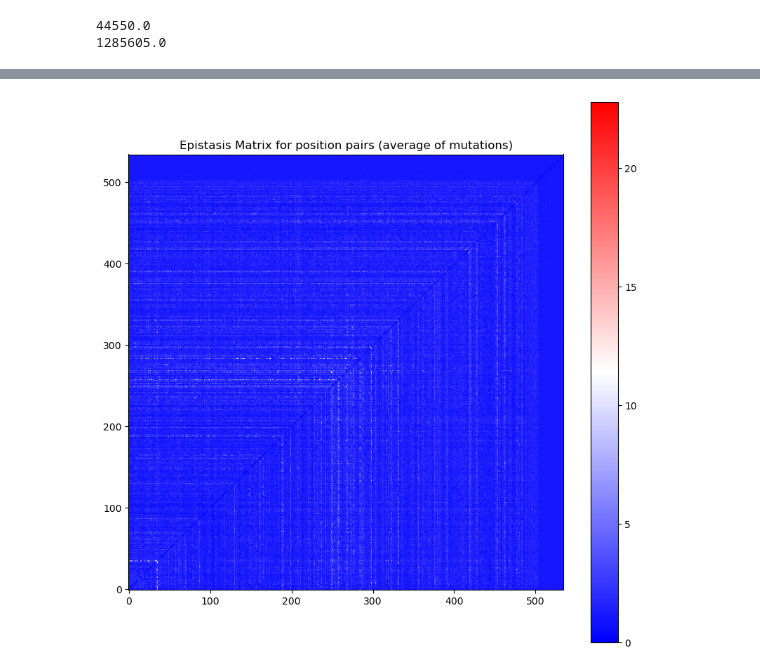
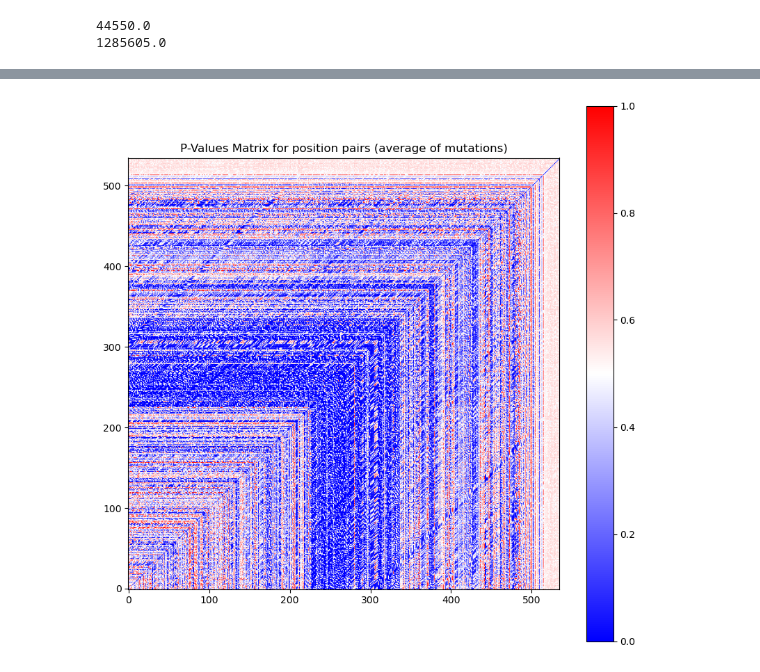
Before and after one commit to JoshuaGensel/MIME_ML, a Jupyter notebook: src/experimental_analysis.ipynb, the cells around one changed output, grey strips where cells are left out. Saved outputs shown, nothing was run; the diff lists cells and outputs as text; code cells hidden in the pictures.

```diff
--- a/src/experimental_analysis.ipynb
+++ b/src/experimental_analysis.ipynb
@@ -13,7 +13,7 @@ import json
 training_path = "../data/experimental_data/training_data/train.txt"
 test_path = "../data/experimental_data/training_data/test.txt"
 model_path = "./experimental_model/experimental_model"
-epochs = 200
+epochs = 70
 learning_rate = 0.00001
 batch_size = 2**14
 lambda_l2 = 0.00001
@@ -400,0 +412,3 @@ plt.show()
+# %%
+epistasis_threshold = benjamini_hochberg(p_values, 0.05)
+print(epistasis_threshold)
@@ -400,0 +417,10 @@ plt.show()
+# %%
+# iterate over all nucleotide kds and check if they are significant
+significant_epistasis = []
+for i in range(len(epistasis)):
+    if p_values[i] < epistasis_threshold:
+        significant_epistasis.append(1)
+    else:
+        significant_epistasis.append(0)
+
+print(sum(significant_epistasis))
@@ -401,16 +429,16 @@ plt.show()
 # %%
-# create 1605x1605 matrix with epistasis values
-epistasis_matrix = np.zeros((1605, 1605))
-for i in range(len(nucleotide_pairs)):
-    epistasis_matrix[nucleotide_pairs[i][0], nucleotide_pairs[i][1]] = epistasis_epistasis_nucleotides[i]
-    epistasis_matrix[nucleotide_pairs[i][1], nucleotide_pairs[i][0]] = epistasis_epistasis_nucleotides[i]
+# create 535x535 matrix with epistasis values
+epistasis_matrix = np.zeros((535, 535))
+for i in range(len(position_pairs)):
+    epistasis_matrix[position_pairs[i][0], position_pairs[i][1]] = epistasis[i]
+    epistasis_matrix[position_pairs[i][1], position_pairs[i][0]] = epistasis[i]
 
 # plot epistasis matrix as heatmap
 plt.figure(figsize=(10, 10))
 plt.imshow(epistasis_matrix, cmap='bwr')
-# flip y axis to match sequence
+# invert y axis to match sequence
 plt.gca().invert_yaxis()
 plt.colorbar()
-plt.title('Epistasis Matrix for mutation pairs')
+plt.title('Epistasis Matrix for position pairs (average of mutations)')
 plt.show()
 # %% [output]
@@ -418,17 +446,17 @@ plt.show()
 # %%
-# create 535x535 matrix with epistasis values
-epistasis_matrix = np.zeros((535, 535))
+# create 535x535 matrix with p-values
+p_values_matrix = np.zeros((535, 535))
 for i in range(len(position_pairs)):
-    epistasis_matrix[position_pairs[i][0], position_pairs[i][1]] = epistasis_positions[i]
-    epistasis_matrix[position_pairs[i][1], position_pairs[i][0]] = epistasis_positions[i]
+    p_values_matrix[position_pairs[i][0], position_pairs[i][1]] = p_values[i]
+    p_values_matrix[position_pairs[i][1], position_pairs[i][0]] = p_values[i]
 
-# plot epistasis matrix as heatmap
+# plot p-values matrix as heatmap
 plt.figure(figsize=(10, 10))
-plt.imshow(epistasis_matrix, cmap='bwr')
+plt.imshow(p_values_matrix, cmap='bwr')
 # invert y axis to match sequence
 plt.gca().invert_yaxis()
 plt.colorbar()
-plt.title('Epistasis Matrix for position pairs (average of mutations)')
+plt.title('P-Values Matrix for position pairs (average of mutations)')
 plt.show()
 # %% [output]
-[figure, old version]
+[figure, new version]
```
Also changed, not shown: parts of 43 cells of this notebook, 1 other file.
